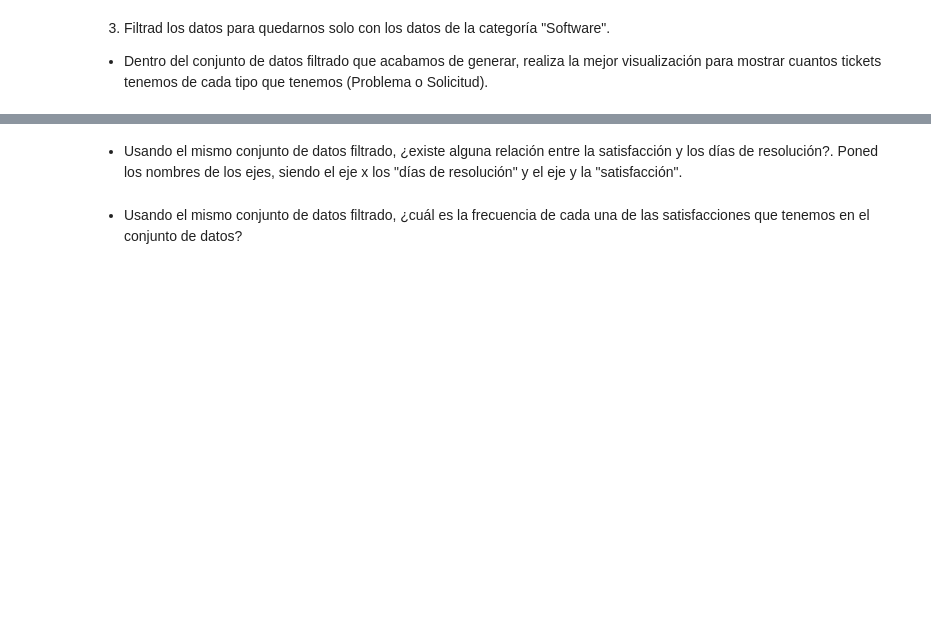
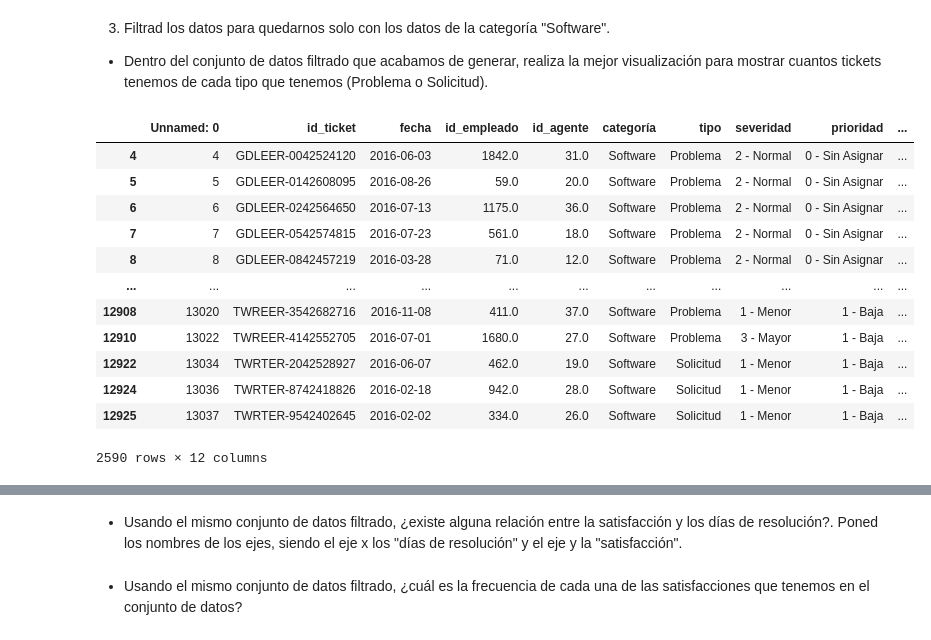
Before and after one commit to Adalab/Adalab-promo-d-da-modulo2-sprint1-Iris-Elisa, a Jupyter notebook: visualizacion/visualizacion_1.ipynb, the cells around one changed output, grey strips where cells are left out. Drawn from its saved outputs; the diff is of its cells as text; code cells hidden in the pictures; blank space fills up the shorter version.

```diff
--- a/visualizacion/visualizacion_1.ipynb
+++ b/visualizacion/visualizacion_1.ipynb
@@ -8,3 +56,21 @@ Tendréis que realizar gráficas para contestar a las siguientes preguntas:
 3. Filtrad los datos para quedarnos solo con los datos de la categoría "Software".
 
 - Dentro del conjunto de datos filtrado que acabamos de generar, realiza la mejor visualización para mostrar cuantos tickets tenemos de cada tipo que tenemos (Problema o Solicitud).
+# %%
+
+df_sof = df_year[df_year['categoría'] == 'Software']
+df_sof
+# %% [output]
+|  | Unnamed: 0 | id_ticket | fecha | id_empleado | id_agente | categoría | tipo | severidad | prioridad | ... |
+| 4 | 4 | GDLEER-0042524120 | 2016-06-03 | 1842.0 | 31.0 | Software | Problema | 2 - Normal | 0 - Sin Asignar | ... |
+| 5 | 5 | GDLEER-0142608095 | 2016-08-26 | 59.0 | 20.0 | Software | Problema | 2 - Normal | 0 - Sin Asignar | ... |
+| 6 | 6 | GDLEER-0242564650 | 2016-07-13 | 1175.0 | 36.0 | Software | Problema | 2 - Normal | 0 - Sin Asignar | ... |
+| 7 | 7 | GDLEER-0542574815 | 2016-07-23 | 561.0 | 18.0 | Software | Problema | 2 - Normal | 0 - Sin Asignar | ... |
+| 8 | 8 | GDLEER-0842457219 | 2016-03-28 | 71.0 | 12.0 | Software | Problema | 2 - Normal | 0 - Sin Asignar | ... |
+| ... | ... | ... | ... | ... | ... | ... | ... | ... | ... | ... |
+| 12908 | 13020 | TWREER-3542682716 | 2016-11-08 | 411.0 | 37.0 | Software | Problema | 1 - Menor | 1 - Baja | ... |
+| 12910 | 13022 | TWREER-4142552705 | 2016-07-01 | 1680.0 | 27.0 | Software | Problema | 3 - Mayor | 1 - Baja | ... |
+| 12922 | 13034 | TWRTER-2042528927 | 2016-06-07 | 462.0 | 19.0 | Software | Solicitud | 1 - Menor | 1 - Baja | ... |
+| 12924 | 13036 | TWRTER-8742418826 | 2016-02-18 | 942.0 | 28.0 | Software | Solicitud | 1 - Menor | 1 - Baja | ... |
+| 12925 | 13037 | TWRTER-9542402645 | 2016-02-02 | 334.0 | 26.0 | Software | Solicitud | 1 - Menor | 1 - Baja | ... |
+2590 rows × 12 columns
```
Also changed, not shown: parts of 14 cells of this notebook.
